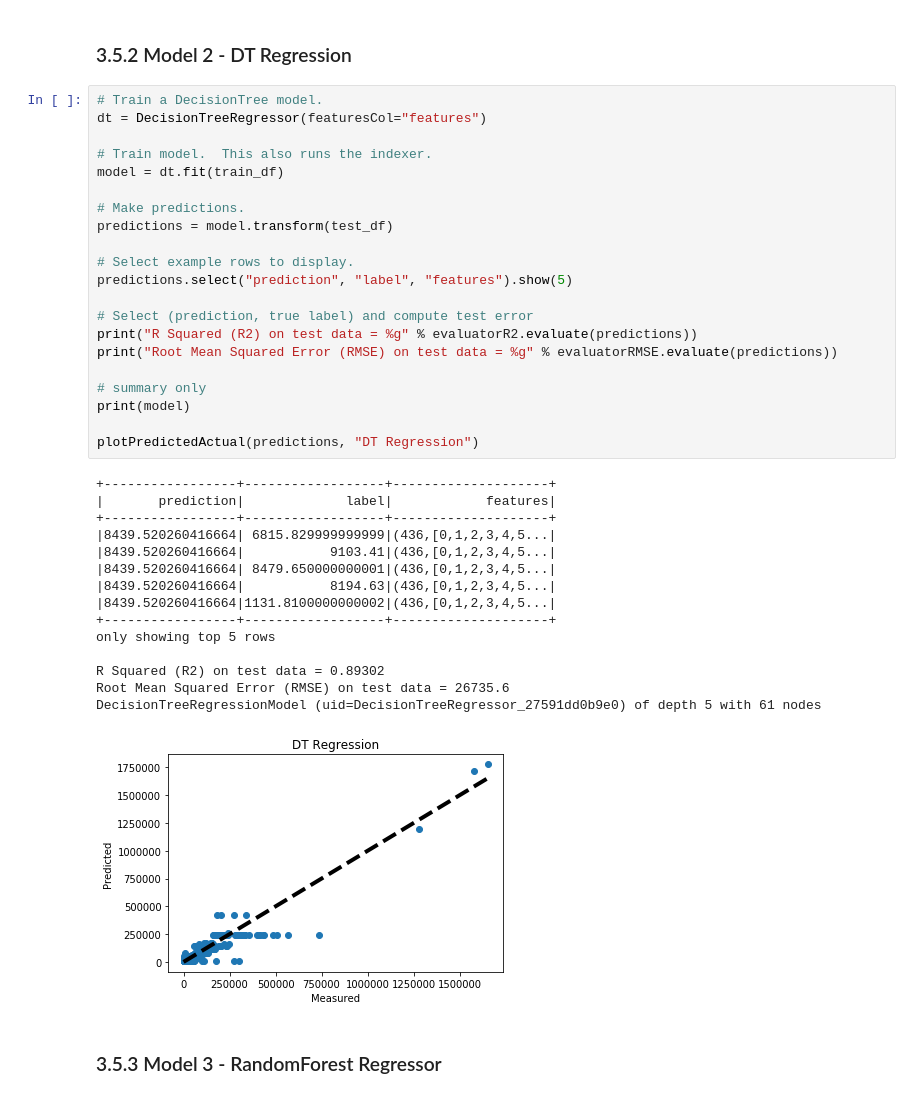
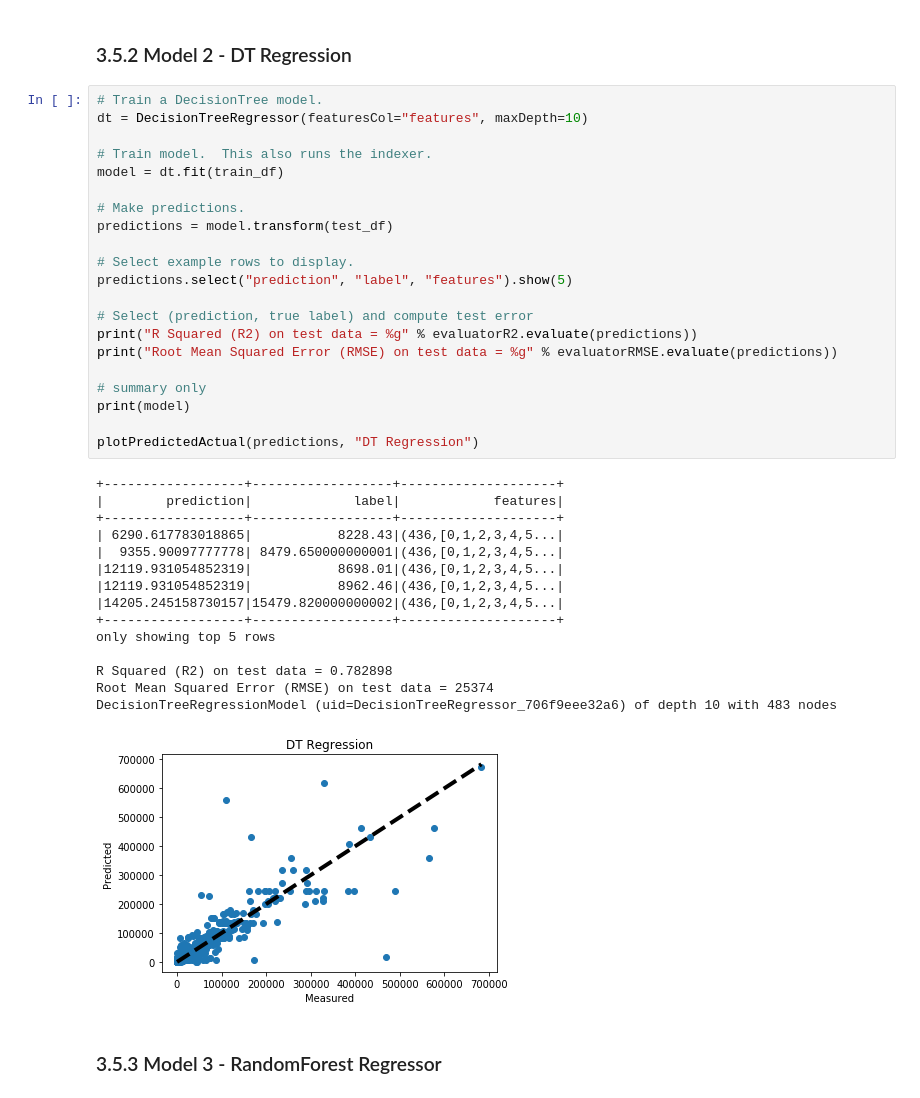
Before and after one commit to saurabhs7/ProjectIowaLiquorSales, a Jupyter notebook: ProjectLiquor_Modelling_Charts-Final.ipynb, the cells around one changed output. Drawn from its saved outputs; the diff is of its cells as text.

```diff
--- a/ProjectLiquor_Modelling_Charts-Final.ipynb
+++ b/ProjectLiquor_Modelling_Charts-Final.ipynb
@@ -406,41 +406,41 @@ Root Mean Squared Error (RMSE) on test data = 19501.5
 ### 3.5.2 Model 2 - DT Regression
 # %%
 # Train a DecisionTree model.
-dt = DecisionTreeRegressor(featuresCol="features")
+dt = DecisionTreeRegressor(featuresCol="features", maxDepth=10)
 
 # Train model.  This also runs the indexer.
 model = dt.fit(train_df)
 
 # Make predictions.
 predictions = model.transform(test_df)
 
 # Select example rows to display.
 predictions.select("prediction", "label", "features").show(5)
 
 # Select (prediction, true label) and compute test error
 print("R Squared (R2) on test data = %g" % evaluatorR2.evaluate(predictions))
 print("Root Mean Squared Error (RMSE) on test data = %g" % evaluatorRMSE.evaluate(predictions))
 
 # summary only
 print(model)
 
 plotPredictedActual(predictions, "DT Regression")
 # %% [output]
-+-----------------+------------------+--------------------+
-|       prediction|             label|            features|
-+-----------------+------------------+--------------------+
-|8439.520260416664| 6815.829999999999|(436,[0,1,2,3,4,5...|
-|8439.520260416664|           9103.41|(436,[0,1,2,3,4,5...|
-|8439.520260416664| 8479.650000000001|(436,[0,1,2,3,4,5...|
-|8439.520260416664|           8194.63|(436,[0,1,2,3,4,5...|
-|8439.520260416664|1131.8100000000002|(436,[0,1,2,3,4,5...|
-+-----------------+------------------+--------------------+
++------------------+------------------+--------------------+
+|        prediction|             label|            features|
++------------------+------------------+--------------------+
+| 6290.617783018865|           8228.43|(436,[0,1,2,3,4,5...|
+|  9355.90097777778| 8479.650000000001|(436,[0,1,2,3,4,5...|
+|12119.931054852319|           8698.01|(436,[0,1,2,3,4,5...|
+|12119.931054852319|           8962.46|(436,[0,1,2,3,4,5...|
+|14205.245158730157|15479.820000000002|(436,[0,1,2,3,4,5...|
++------------------+------------------+--------------------+
 only showing top 5 rows
 
-R Squared (R2) on test data = 0.89302
-Root Mean Squared Error (RMSE) on test data = 26735.6
-DecisionTreeRegressionModel (uid=DecisionTreeRegressor_27591dd0b9e0) of depth 5 with 61 nodes
+R Squared (R2) on test data = 0.782898
+Root Mean Squared Error (RMSE) on test data = 25374
+DecisionTreeRegressionModel (uid=DecisionTreeRegressor_706f9eee32a6) of depth 10 with 483 nodes
-[figure, old version]
+[figure, new version]
 # %% [markdown]
 ### 3.5.3 Model 3 - RandomForest Regressor
 # %%
```
Also changed, not shown: parts of 5 cells of this notebook.
